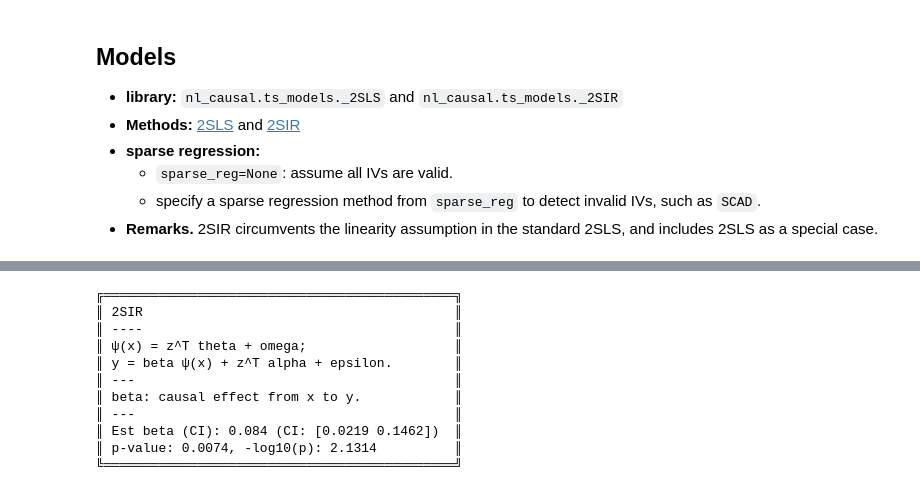
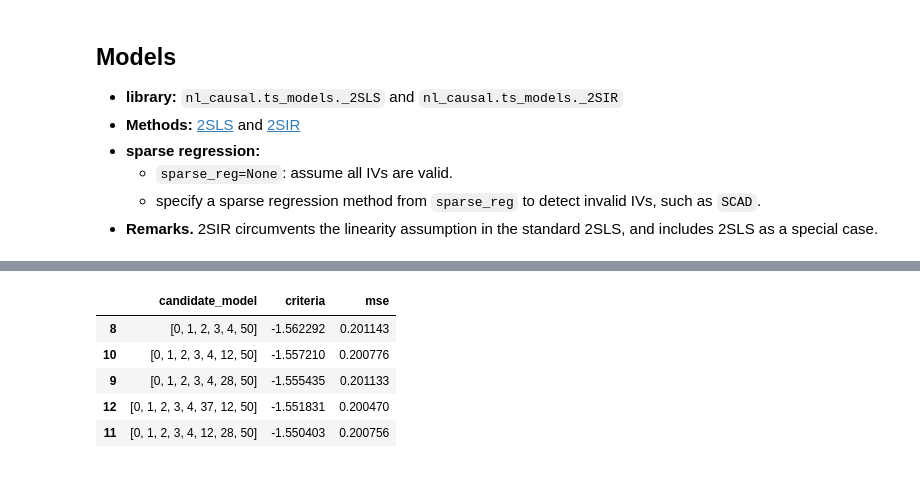
Before and after one commit to statmlben/nonlinear-causal, a Jupyter notebook: nb/sim_invalidIVs.ipynb, the cells around one changed output, grey strips where cells are left out. Saved outputs shown, nothing was run; the diff lists cells and outputs as text; code cells hidden in the pictures.

```diff
--- a/nb/sim_invalidIVs.ipynb
+++ b/nb/sim_invalidIVs.ipynb
@@ -106,23 +100,20 @@ LS.summary()
 # %%
 ## 2SIR
-SIR = _2SIR(sparse_reg=None)
+
+Ks = range(int(p/2))
+reg_model = L0_IC(fit_intercept=False, alphas=10**np.arange(-1,3,.3),
+				  Ks=Ks, max_iter=10000, refit=False, find_best=False)
+
+SIR = _2SIR(sparse_reg=reg_model)
 ## Stage-1 fit theta
 SIR.fit_theta(Z1, X1)
 ## Stage-2 fit beta
 SIR.fit_beta(LD_Z2, cov_ZY2, n2)
-## generate CI for beta
-SIR.test_effect(n2, LD_Z2, cov_ZY2)
-SIR.CI_beta(n1, n2, Z1, X1, LD_Z2, cov_ZY2)
-SIR.summary()
+SIR.selection_summary().sort_values('criteria').head(5)
 # %% [output]
-╔═════════════════════════════════════════════╗
-║ 2SIR                                        ║
-║ ----                                        ║
-║ ψ(x) = z^T theta + omega;                   ║
-║ y = beta ψ(x) + z^T alpha + epsilon.        ║
-║ ---                                         ║
-║ beta: causal effect from x to y.            ║
-║ ---                                         ║
-║ Est beta (CI): 0.084 (CI: [0.0219 0.1462])  ║
-║ p-value: 0.0074, -log10(p): 2.1314          ║
-╚═════════════════════════════════════════════╝
+|  | candidate_model | criteria | mse |
+| 8 | [0, 1, 2, 3, 4, 50] | -1.562292 | 0.201143 |
+| 10 | [0, 1, 2, 3, 4, 12, 50] | -1.557210 | 0.200776 |
+| 9 | [0, 1, 2, 3, 4, 28, 50] | -1.555435 | 0.201133 |
+| 12 | [0, 1, 2, 3, 4, 37, 12, 50] | -1.551831 | 0.200470 |
+| 11 | [0, 1, 2, 3, 4, 12, 28, 50] | -1.550403 | 0.200756 |
```
Also changed, not shown: parts of 8 cells of this notebook, 3 other files.
